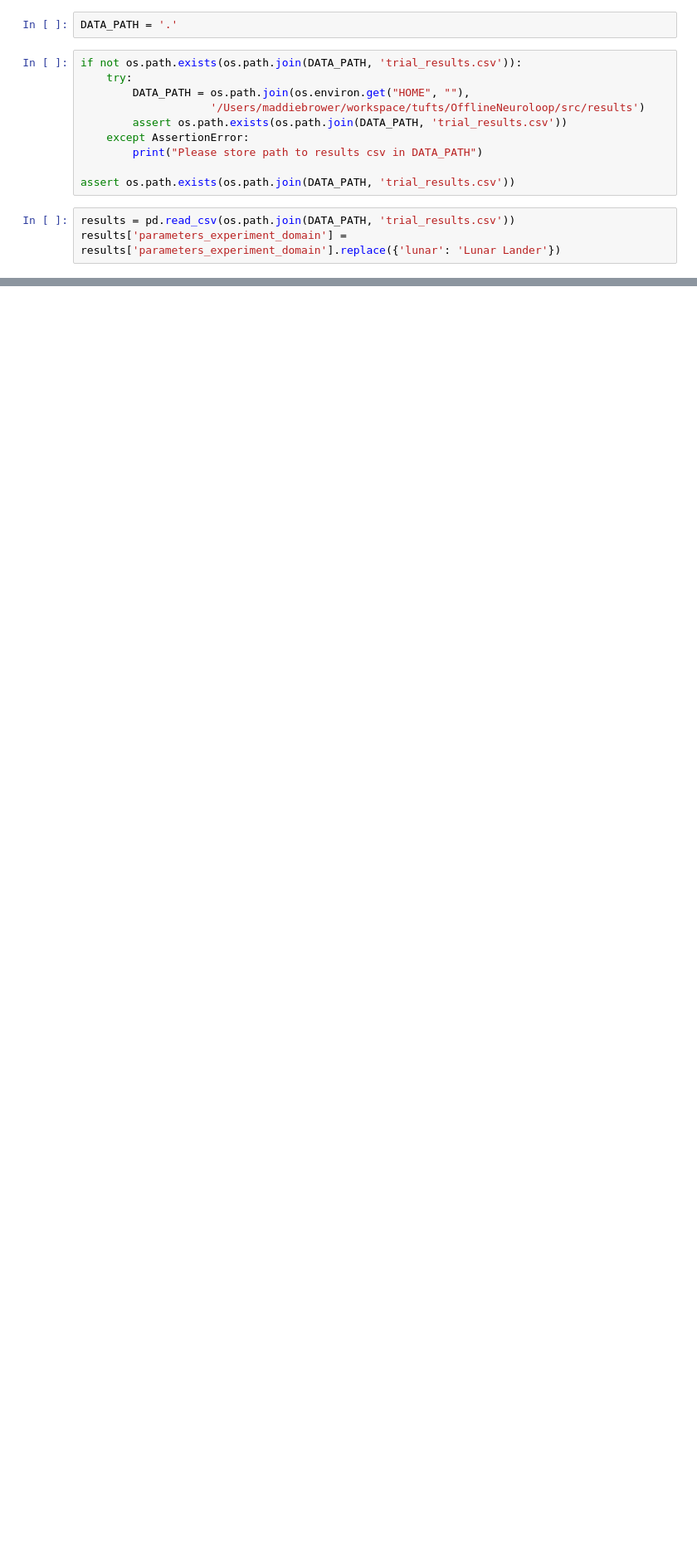
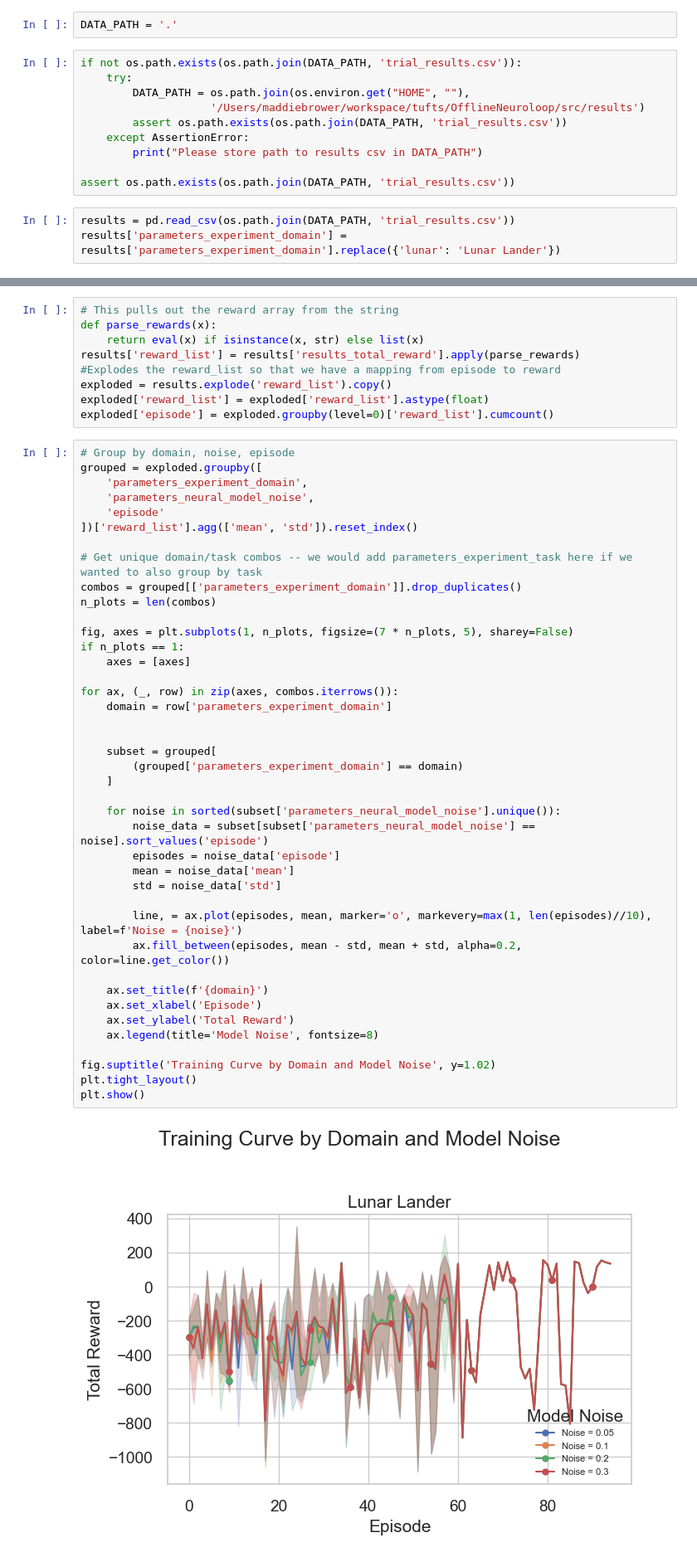
Before and after one commit to your-profile/OfflineNeuroloop, a Jupyter notebook: src/results/visualization.ipynb, the cells around one changed output, grey strips where cells are left out. Shown at 83% size. Cells and saved outputs as stored; diff of their text form; blank space fills up the shorter version.

Commit message:
updated plots, including csv

```diff
--- a/src/results/visualization.ipynb
+++ b/src/results/visualization.ipynb
@@ -217,0 +53,52 @@ plt.show()
+# %%
+# This pulls out the reward array from the string
+def parse_rewards(x):
+    return eval(x) if isinstance(x, str) else list(x)
+results['reward_list'] = results['results_total_reward'].apply(parse_rewards)
+#Explodes the reward_list so that we have a mapping from episode to reward
+exploded = results.explode('reward_list').copy()
+exploded['reward_list'] = exploded['reward_list'].astype(float)
+exploded['episode'] = exploded.groupby(level=0)['reward_list'].cumcount()
+# %%
+# Group by domain, noise, episode
+grouped = exploded.groupby([
+    'parameters_experiment_domain',
+    'parameters_neural_model_noise',
+    'episode'
+])['reward_list'].agg(['mean', 'std']).reset_index()
+
+# Get unique domain/task combos -- we would add parameters_experiment_task here if we wanted to also group by task
+combos = grouped[['parameters_experiment_domain']].drop_duplicates()
+n_plots = len(combos)
+
+fig, axes = plt.subplots(1, n_plots, figsize=(7 * n_plots, 5), sharey=False)
+if n_plots == 1:
+    axes = [axes]
+
+for ax, (_, row) in zip(axes, combos.iterrows()):
+    domain = row['parameters_experiment_domain']
+
+
+    subset = grouped[
+        (grouped['parameters_experiment_domain'] == domain)
+    ]
+
+    for noise in sorted(subset['parameters_neural_model_noise'].unique()):
+        noise_data = subset[subset['parameters_neural_model_noise'] == noise].sort_values('episode')
+        episodes = noise_data['episode']
+        mean = noise_data['mean']
+        std = noise_data['std']
+
+        line, = ax.plot(episodes, mean, marker='o', markevery=max(1, len(episodes)//10), label=f'Noise = {noise}')
+        ax.fill_between(episodes, mean - std, mean + std, alpha=0.2, color=line.get_color())
+
+    ax.set_title(f'{domain}')
+    ax.set_xlabel('Episode')
+    ax.set_ylabel('Total Reward')
+    ax.legend(title='Model Noise', fontsize=8)
+
+fig.suptitle('Training Curve by Domain and Model Noise', y=1.02)
+plt.tight_layout()
+plt.show()
+# %% [output]
+[figure, added]
```
Also changed, not shown: parts of 10 cells of this notebook, 1 other file.
